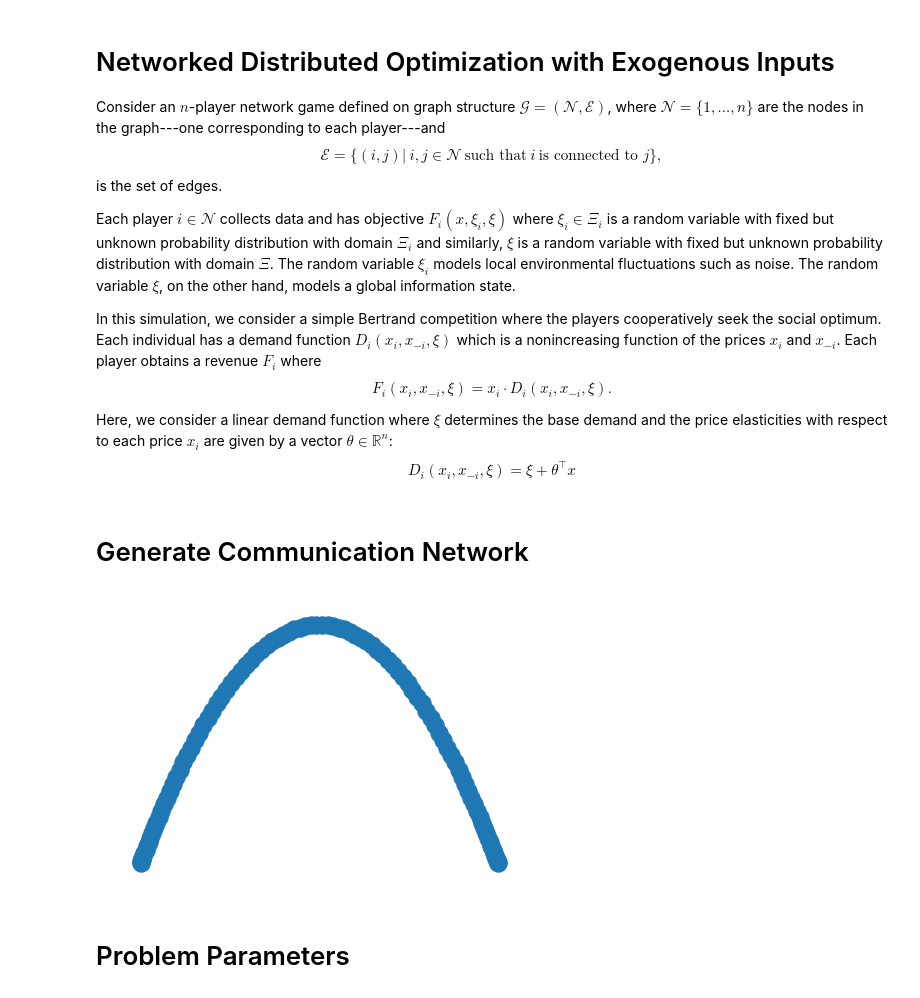
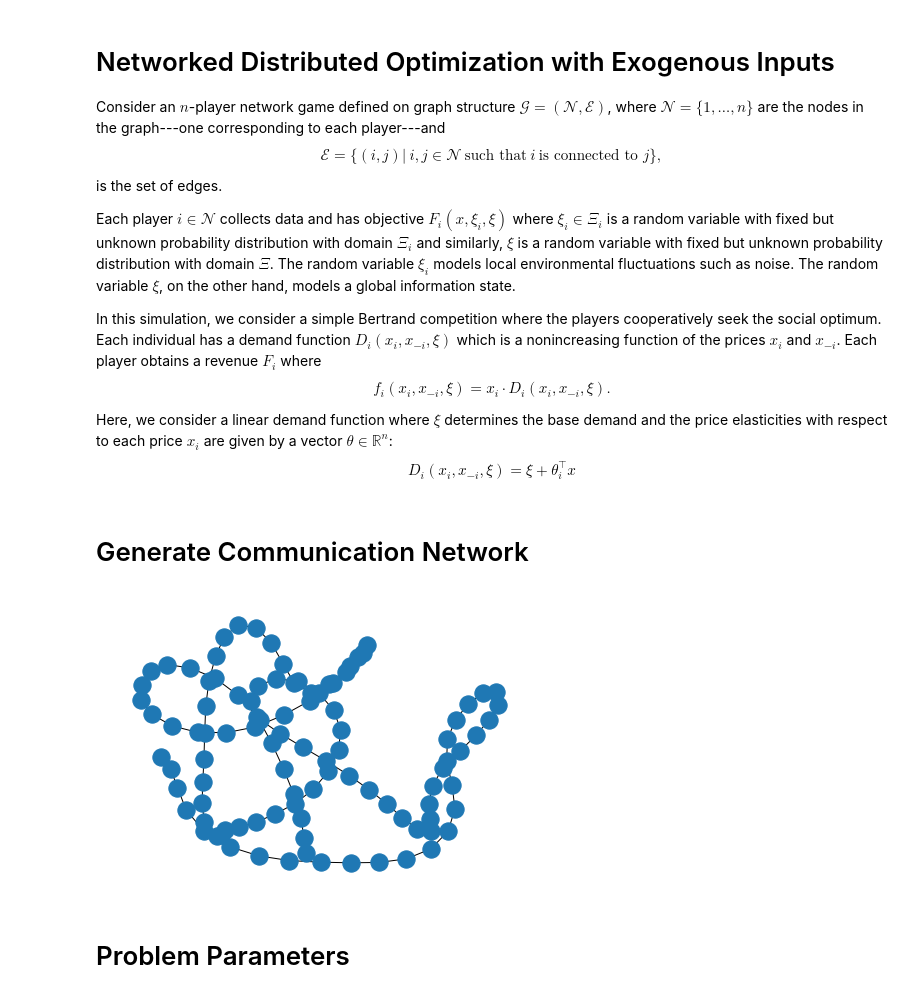
Before and after one commit to evanjfaulkner/Distributed-Opt, a Jupyter notebook: distributed_bertrand.ipynb, the cells around one changed output. Saved outputs shown, nothing was run; the diff lists cells and outputs as text; code cells hidden in the pictures.

```diff
--- a/distributed_bertrand.ipynb
+++ b/distributed_bertrand.ipynb
@@ -13,10 +13,10 @@ is the set of edges.
 Each player $i\in \mathcal{N}$ collects data and has objective $F_i(x, \xi_i, \xi)$ where $\xi_i\in \Xi_i$ is a random variable with fixed but unknown probability distribution with domain $\Xi_i$ and similarly, $\xi$ is a random variable with fixed but unknown probability distribution with domain $\Xi$. The random variable $\xi_i$ models local environmental fluctuations such as noise. The random variable $\xi$, on the other hand, models a global information state.
 
 In this simulation, we consider a simple Bertrand competition where the players cooperatively seek the social optimum. Each individual has a demand function $D_i(x_i,x_{-i},\xi)$ which is a nonincreasing function of the prices $x_i$ and $x_{-i}$. Each player obtains a revenue $F_i$ where
-$$F_i(x_i,x_{-i},\xi) = x_i\cdot D_i(x_i,x_{-i},\xi).$$
+$$f_i(x_i,x_{-i},\xi) = x_i\cdot D_i(x_i,x_{-i},\xi).$$
 
 Here, we consider a linear demand function where $\xi$ determines the base demand and the price elasticities with respect to each price $x_i$ are given by a vector $\theta\in\mathbb{R}^n$:
-$$D_i(x_i,x_{-i},\xi) = \xi + \theta^\top x$$
+$$D_i(x_i,x_{-i},\xi) = \xi + \theta_i^\top x$$
 # %% [markdown]
 # Generate Communication Network
 # %%
@@ -35,9 +35,9 @@ for node in G.nodes:
 
 nx.set_node_attributes(G, attribute_dict)  # set attributes for each node
 # %%
-nx.draw_spectral(G)
+nx.draw(G)
 # %% [output]
-[figure, old version]
+[figure, new version]
 # %% [markdown]
 # Problem Parameters
 # %%
```
Also changed, not shown: parts of 11 cells of this notebook, 5 other files.
